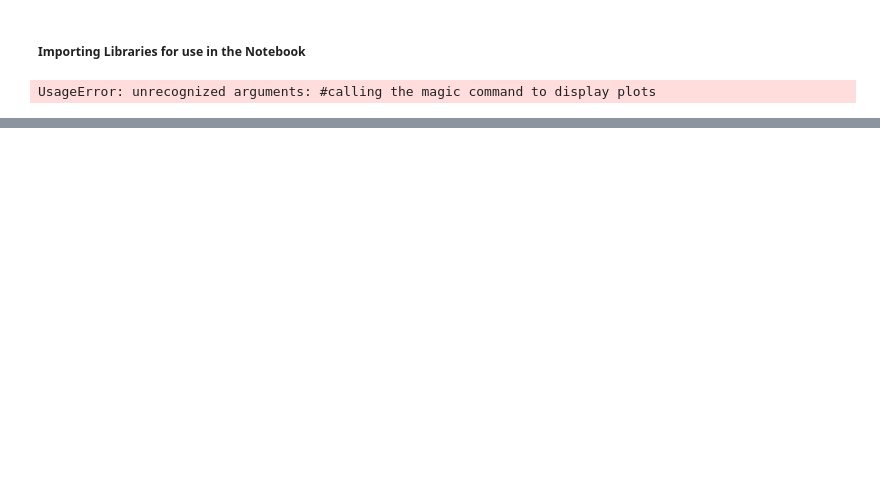
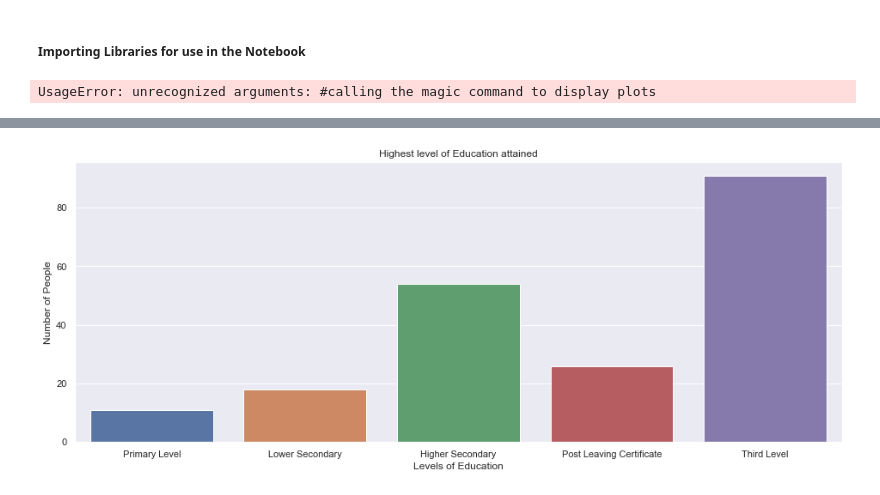
Before and after one commit to martinaobrien/GMIT-Programme-for-Data-Analysis-Project---Simulation, a Jupyter notebook: GMIT-Programme-for-Data-Analysis-Project---Simulation.ipynb, the cells around one changed output, grey strips where cells are left out. Saved outputs shown, nothing was run; the diff lists cells and outputs as text; code cells hidden in the pictures; blank space fills up the shorter version.

```diff
--- a/GMIT-Programme-for-Data-Analysis-Project---Simulation.ipynb
+++ b/GMIT-Programme-for-Data-Analysis-Project---Simulation.ipynb
@@ -164,7 +241,9 @@ plt.show()
 # %%
-sns.set(rc={"figure.figsize": (10, 4)})
+sns.set(rc={"figure.figsize": (16, 6)})
 ax = sns.countplot(x ='Education Level', data = education_level_df, order=["Primary Level", "Lower Secondary", "Higher Secondary","Post Leaving Certificate","Third Level"])
 plt.title("Highest level of Education attained") # Title for the graph
 plt.xlabel("Levels of Education") # X-Axis labelling
 plt.ylabel("Number of People") # Y-Axis labelling
 plt.show()
+# %% [output]
+[figure, added]
```
Also changed, not shown: parts of 54 cells of this notebook.
